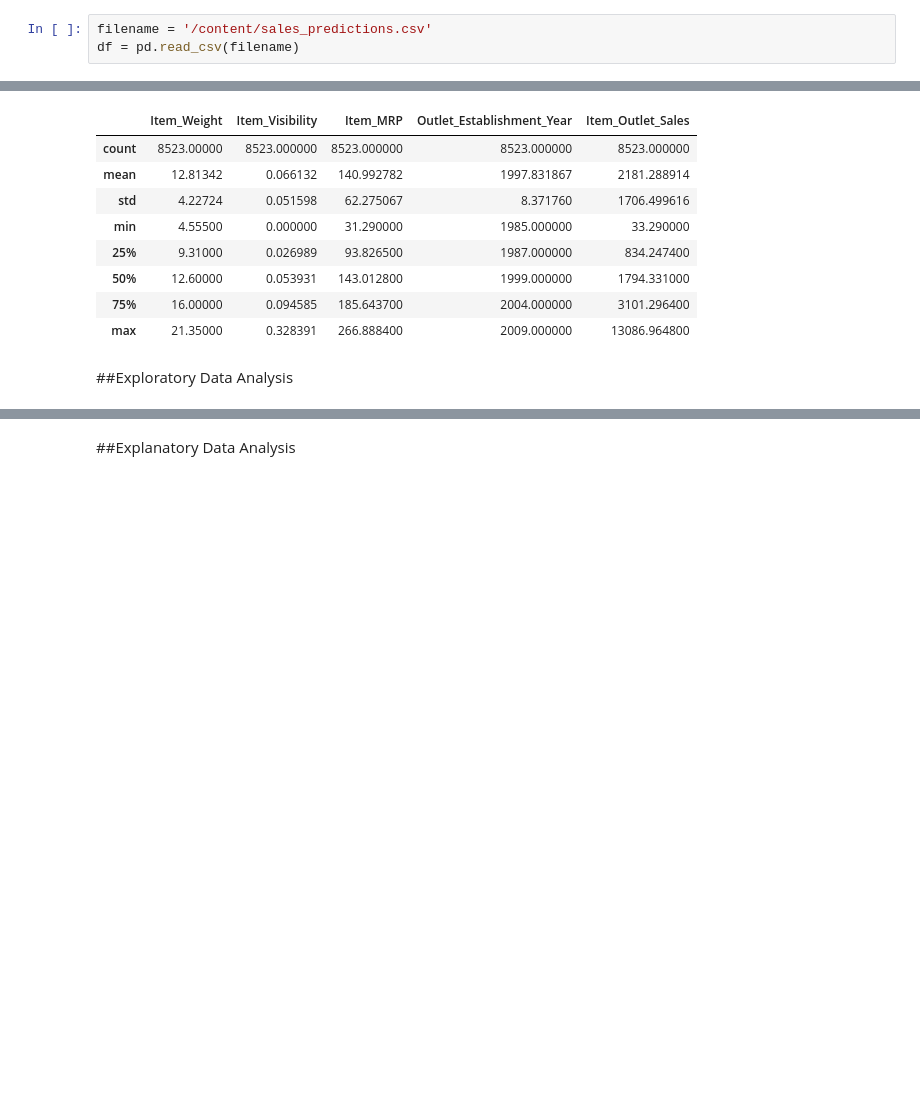
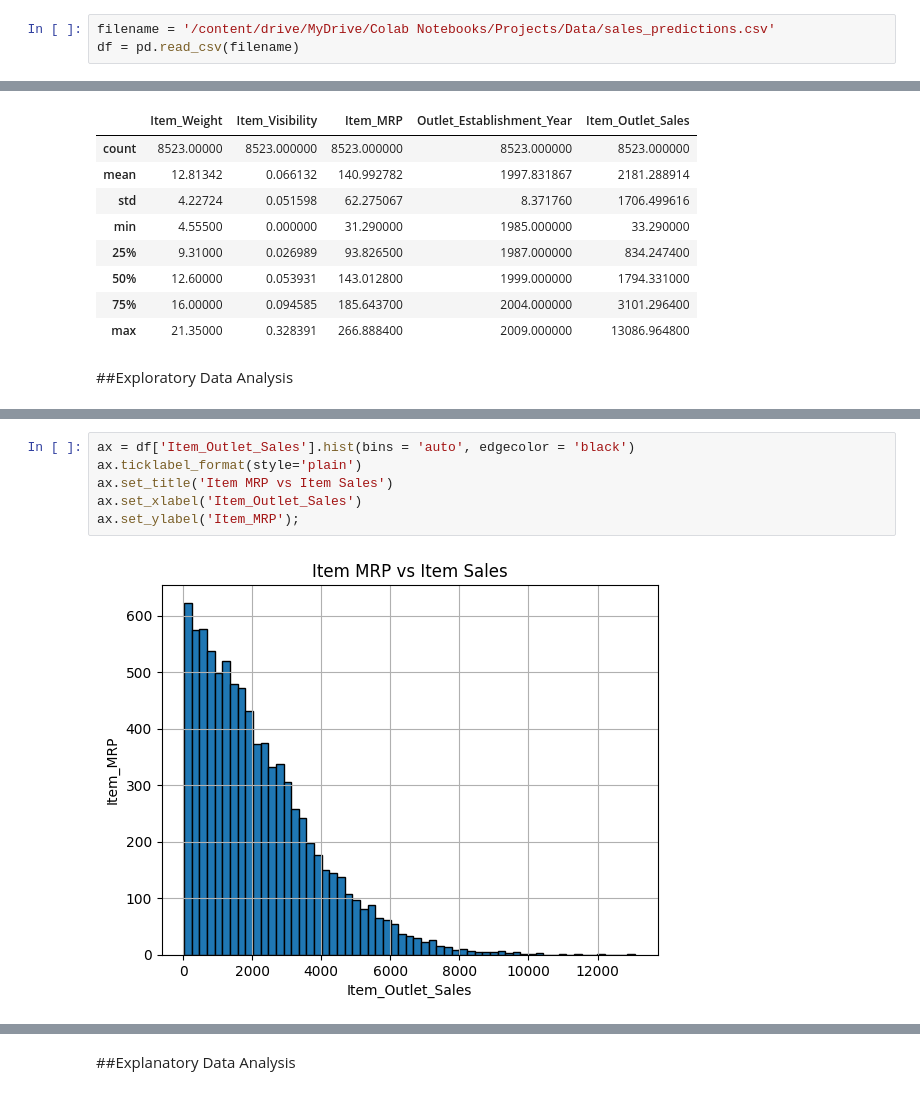
Before and after one commit to GregoryL12/Prediction-of-Product-Sales, a Jupyter notebook: Prediction_of_Product_Sales.ipynb, the cells around one changed output, grey strips where cells are left out. Saved outputs shown, nothing was run; the diff lists cells and outputs as text; blank space fills up the shorter version.

```diff
--- a/Prediction_of_Product_Sales.ipynb
+++ b/Prediction_of_Product_Sales.ipynb
@@ -19,5 +22,5 @@ Mounted at /content/drive
 # %%
-filename = '/content/sales_predictions.csv'
+filename = '/content/drive/MyDrive/Colab Notebooks/Projects/Data/sales_predictions.csv'
 df = pd.read_csv(filename)
 # %%
 df.head()
@@ -192,0 +205,8 @@ df.describe()
+# %%
+ax = df['Item_Outlet_Sales'].hist(bins = 'auto', edgecolor = 'black')
+ax.ticklabel_format(style='plain')
+ax.set_title('Item MRP vs Item Sales')
+ax.set_xlabel('Item_Outlet_Sales')
+ax.set_ylabel('Item_MRP');
+# %% [output]
+[figure, added]
```
Also changed, not shown: parts of 7 cells of this notebook.
